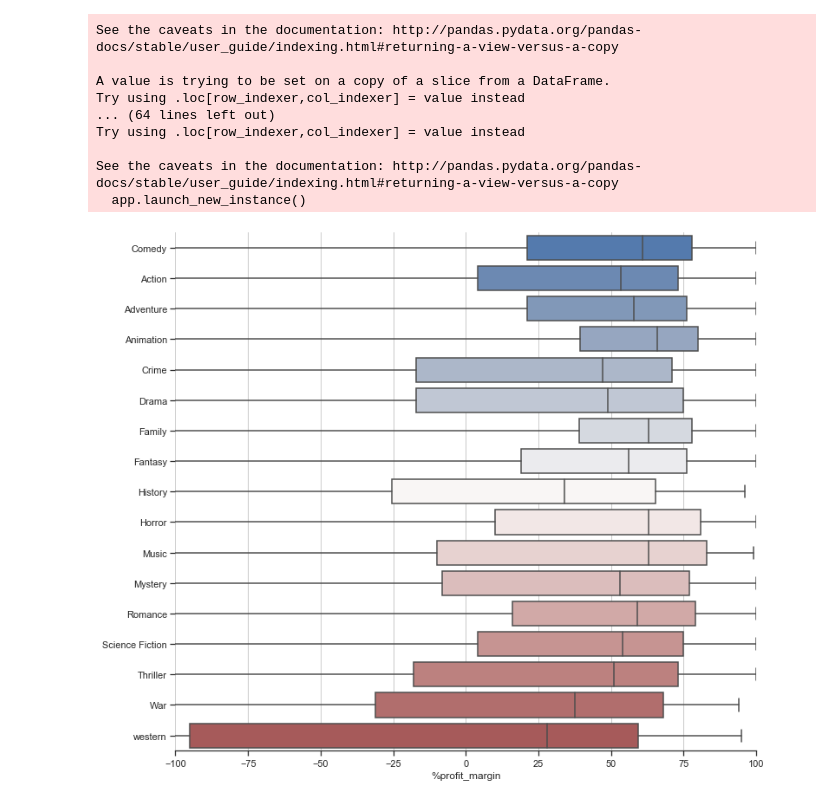
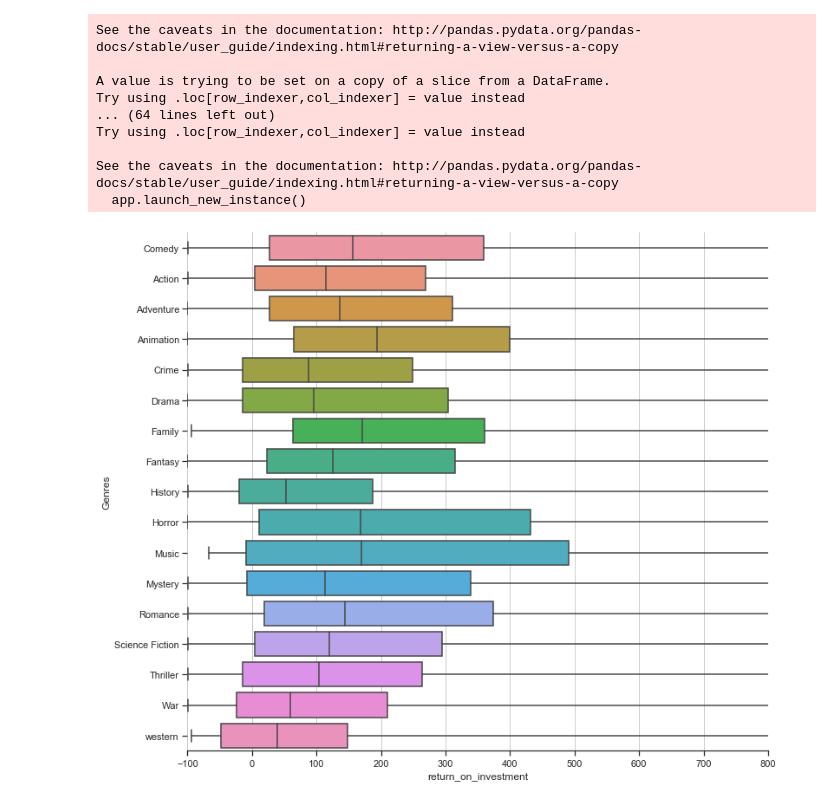
Before and after one commit to JohnTheTripper/MovieProjectFIDS, a Jupyter notebook: The movie DB code .ipynb, the cells around one changed output. Drawn from its saved outputs; the diff is of its cells as text; code cells hidden in the pictures.

Commit message:
fixed my calculations for profit margin and created 2 visualizations

```diff
--- a/The movie DB code .ipynb
+++ b/The movie DB code .ipynb
@@ -514,26 +559,26 @@ import matplotlib.pyplot as plt
 # %%
 import seaborn as sns
 import matplotlib.pyplot as plt
 
 sns.set(style="ticks")
 
 # Initialize the figure with a logarithmic x axis
 f, ax = plt.subplots(figsize=(12, 11))
-ax.set_xlim(-100,100)
+ax.set_xlim(-100,800)
 
 # Plot the orbital period with horizontal boxes
-sns.boxplot(x="%profit_margin", y="genres", data=result2,
-            whis="range", palette="vlag")
+sns.boxplot(x="return_on_investment", y="genres", data=result2,
+            whis="range")
 
 # # Add in points to show each observation
 # sns.swarmplot(x="distance", y="method", data=planets,
 #               size=2, color=".3", linewidth=0)
 
 # Tweak the visual presentation
 ax.xaxis.grid(True)
-ax.set(ylabel="")
+ax.set(ylabel="Genres")
 sns.despine( left=True)
 # %% [output]
-[figure, old version]
+[figure, new version]
 # %%
 result2 = result.drop(columns= 'Unnamed: 0').drop(index=1).reset_index()
```
Also changed, not shown: parts of 22 cells of this notebook.
